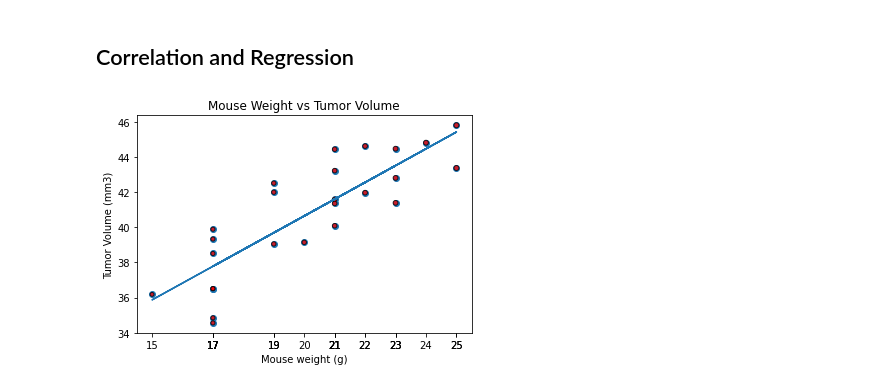
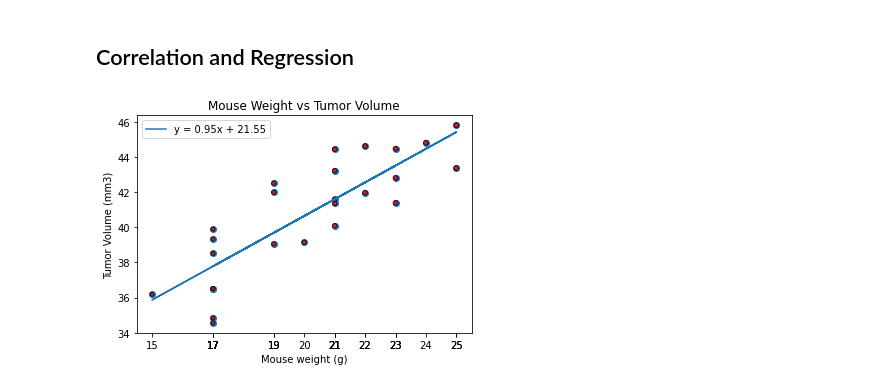
Before and after one commit to skumble27/matplotlib-challenge, a Jupyter notebook: Pymaceuticals/Pymaceuticals_data_analytics.ipynb, the cells around one changed output. Drawn from its saved outputs; the diff is of its cells as text; code cells hidden in the pictures.

```diff
--- a/Pymaceuticals/Pymaceuticals_data_analytics.ipynb
+++ b/Pymaceuticals/Pymaceuticals_data_analytics.ipynb
@@ -450,22 +450,23 @@ plt.show()
 # %%
 # Calculate the correlation coefficient and linear regression model
 # for mouse weight and average tumor volume for the Capomulin regimen
 
 # Performing a linear regression on weight versus tumor volume
 weight_slope, weight_int, weight_r, weight_p, weight_stderr = st.linregress(x_axis,y_axis)
 
 line_eq = "y = " + str(round(weight_slope,2)) + "x + " + str(round(weight_int,2))
 
 # Fitting the regression equation
 plt.scatter(x_axis,y_axis)
 plt.plot(x_axis,line_of_best_fit)
 plt.title('Mouse Weight vs Tumor Volume')
 plt.xlabel('Mouse weight (g)')
 plt.xticks(x_axis)
 plt.ylabel('Tumor Volume (mm3)')
 plt.scatter(x_axis,y_axis, marker='o',facecolors='red',edgecolors='black', s=x_axis, alpha=0.75)
+plt.legend([line_eq])
 plt.savefig('Images/8mouse_weightvs_tumor_vol.png')
 plt.show()
 plt.show()
 # %% [output]
-[figure, old version]
+[figure, new version]
```
Also changed, not shown: 1 other file.
